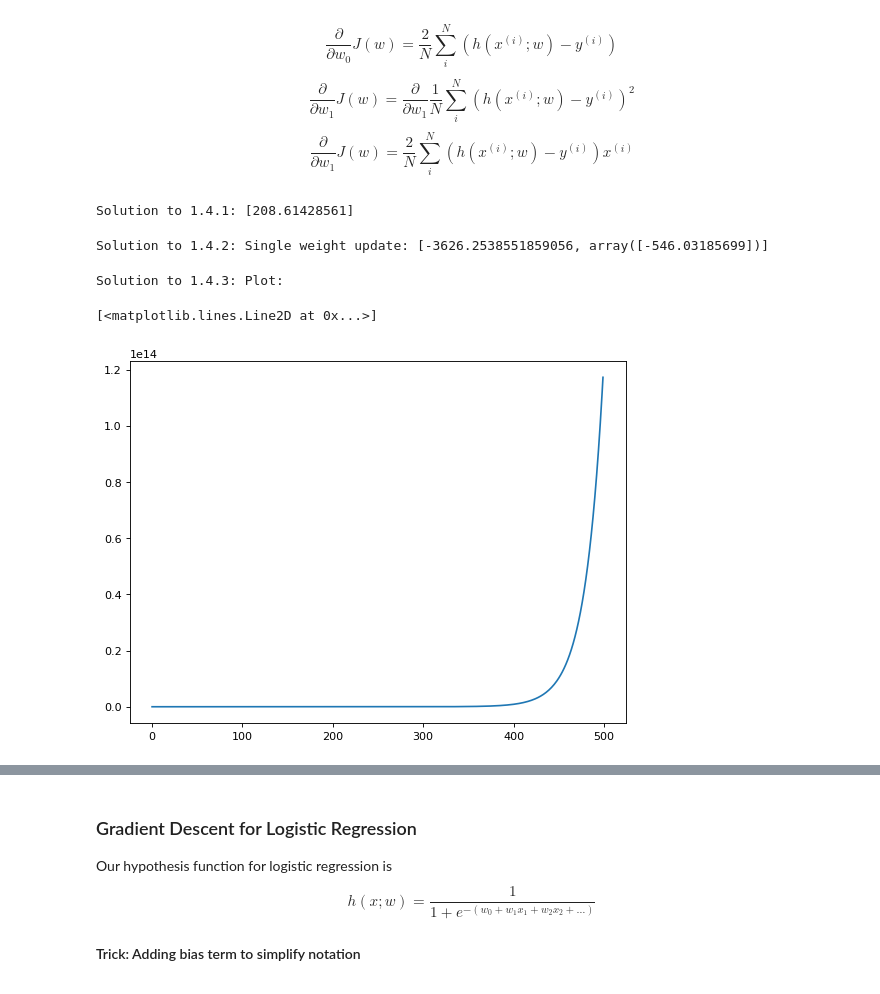
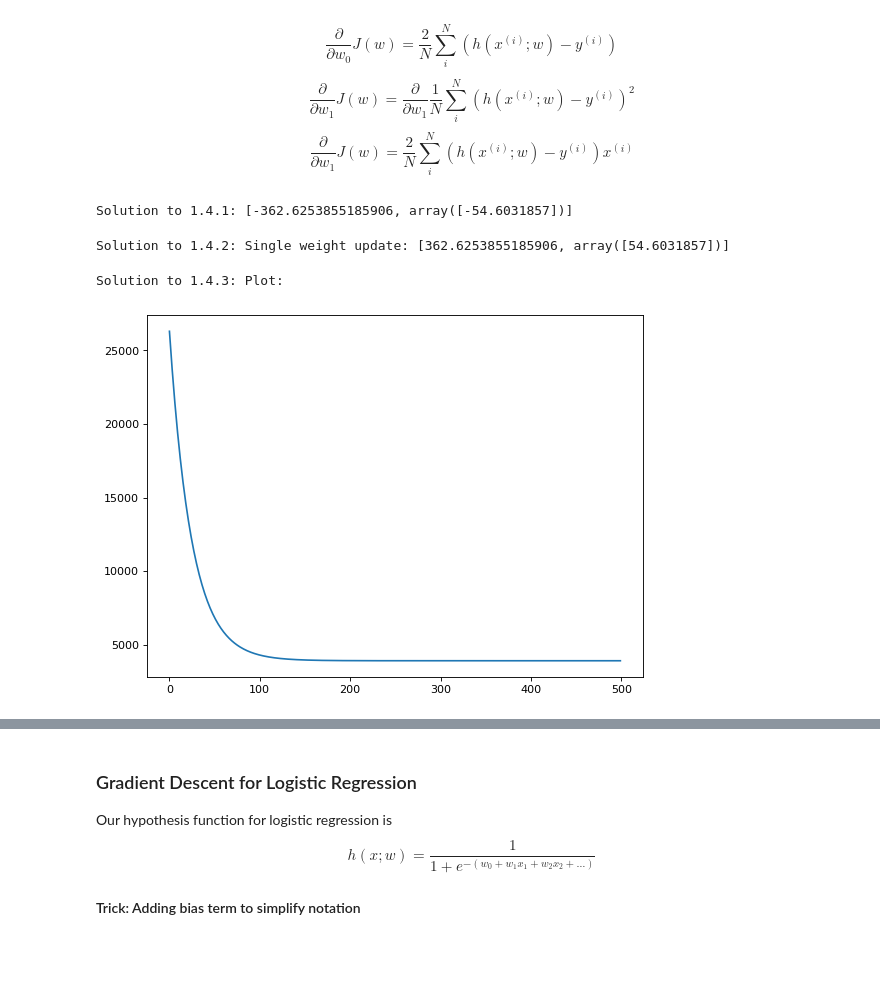
Before and after one commit to Azwadd/CS_59866, a Jupyter notebook: Homeworks/Homework 2/HW02.ipynb, the cells around one changed output, grey strips where cells are left out. Drawn from its saved outputs; the diff is of its cells as text; code cells hidden in the pictures; blank space fills up the shorter version.

```diff
--- a/Homeworks/Homework 2/HW02.ipynb
+++ b/Homeworks/Homework 2/HW02.ipynb
@@ -176,21 +161,19 @@ def gradient_of_mean_squared_error(X, y, w):
     predicted_y = linear_regression_predict(X, w)
     # Implement this:
     gradient = [0, 0]
-
     for i in range(n):
-        gradient[0] += y[i] - predicted_y[i]
-        gradient[1] += (y[i] - predicted_y[i])*X[i]
-    gradient[0] = (gradient[0]*2)/n
-    gradient[1] = (gradient[1]*2)/n
-
+        gradient[0] += predicted_y[i] - y[i]
+        gradient[1] += (predicted_y[i] - y[i]) * X[i]
+    gradient[0] = (gradient[0] * 2 )/ n
+    gradient[1] = (gradient[1] * 2 )/ n
     assert(len(gradient) == 2)
     return gradient
 mean_gradient = gradient_of_mean_squared_error(X_train, y_train, [0, 0])
-print(f"Solution to 1.4.1: {np.mean(mean_gradient, axis=0)}")
+print(f"Solution to 1.4.1: {mean_gradient}")
 # %% [output]
-Solution to 1.4.1: [208.61428561]
+Solution to 1.4.1: [-362.6253855185906, array([-54.6031857])]
 # %%
-# Question to 1.4.2
+# Questioin to 1.4.2
 def batch_gradient_descent_epoch(X, y, w, alpha):
     """Returns new weights after one step of batch gradient descent
     across the entire dataset.
@@ -209,38 +192,33 @@ def batch_gradient_descent_epoch(X, y, w, alpha):
 
     # Evaluate the error gradient across the entire dataset. NOTE: there are various
     # versions of gradient descent that work differently here. In this case we are running
-    # what is called 'Batch' gradient descent that updates based off the entire training
+    # what is called 'Batch' gradient descen that updates based off the entire training
     # dataset on each epoch. Other techniques are mini-batch which break the dataset into
     # small chunks and stochastic gradient descent which uses only one sample at a time.
     error_gradient = gradient_of_mean_squared_error(X, y, w)
     assert(len(error_gradient) == d+1)
     return [(w[0] - (alpha * error_gradient[0])), (w[1] - (alpha * error_gradient[1]))]
-
-update = batch_gradient_descent_epoch(X_train, y_train, [0, 0], 10)
+update = batch_gradient_descent_epoch(X_train, y_train, [0, 0], 1)
 print(f"Solution to 1.4.2: Single weight update: {update}")
 # %% [output]
-Solution to 1.4.2: Single weight update: [-3626.2538551859056, array([-546.03185699])]
+Solution to 1.4.2: Single weight update: [362.6253855185906, array([54.6031857])]
 # %%
 # Question to 1.4.3
-from matplotlib.pyplot import figure
 fig = figure(figsize=(8, 6), dpi=80)
-alpha = .01
+alpha = 0.01
 weights_gradient_descent = [0, 0]
 num_epochs = 500
 errors = []
 for epoch in range(0, num_epochs):
     # TODO: implement gradient descent loop
     # 1. update the weights
-    predicted_y = linear_regression_predict(X, weights_gradient_descent)
     weights_gradient_descent = batch_gradient_descent_epoch(X_train, y_train, weights_gradient_descent, alpha)
-    #weights_gradient_descent[0] = weights_gradient_descent[0] - ((((y_train[epoch] - predicted_y[epoch])*2)/X_train.shape[0]) * alpha)
-    #weights_gradient_descent[1] = weights_gradient_descent[1] - ((((y_train[epoch] - predicted_y[epoch]*X_train[epoch])*2)/X_train.shape[0]) * alpha)
     # 2. calculate and record the error using the current weights
     errors.append(mean_squared_error(y_train, linear_regression_predict(X_train, weights_gradient_descent)))
     pass
 print("Solution to 1.4.3: Plot:")
 plt.plot(errors)
+plt.show()
 # %% [output]
 Solution to 1.4.3: Plot:
-[<matplotlib.lines.Line2D at 0x...>]
-[figure, old version]
+[figure, new version]
```
Also changed, not shown: parts of 34 cells of this notebook.
